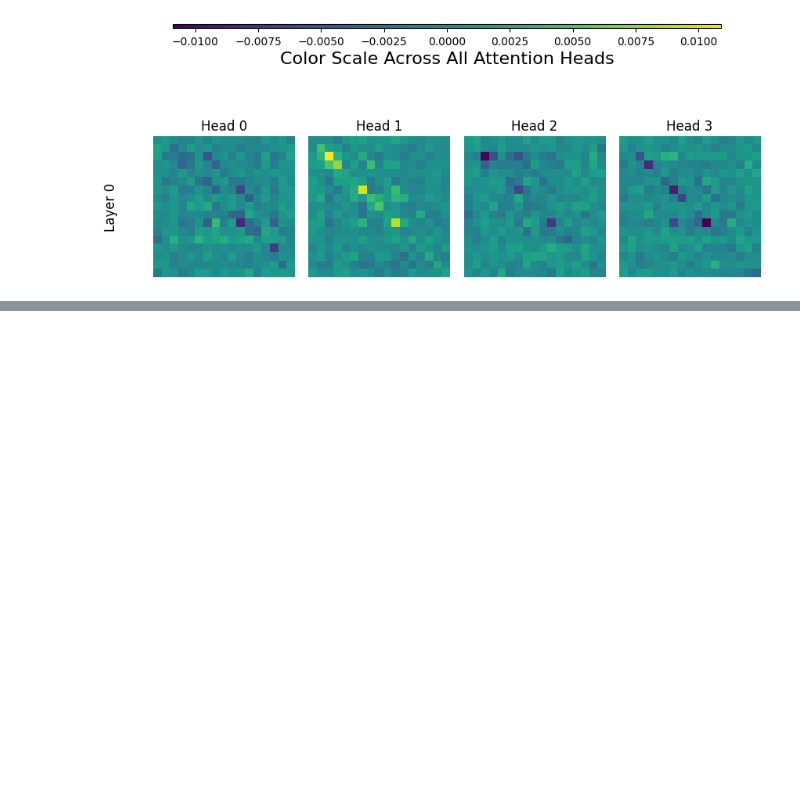
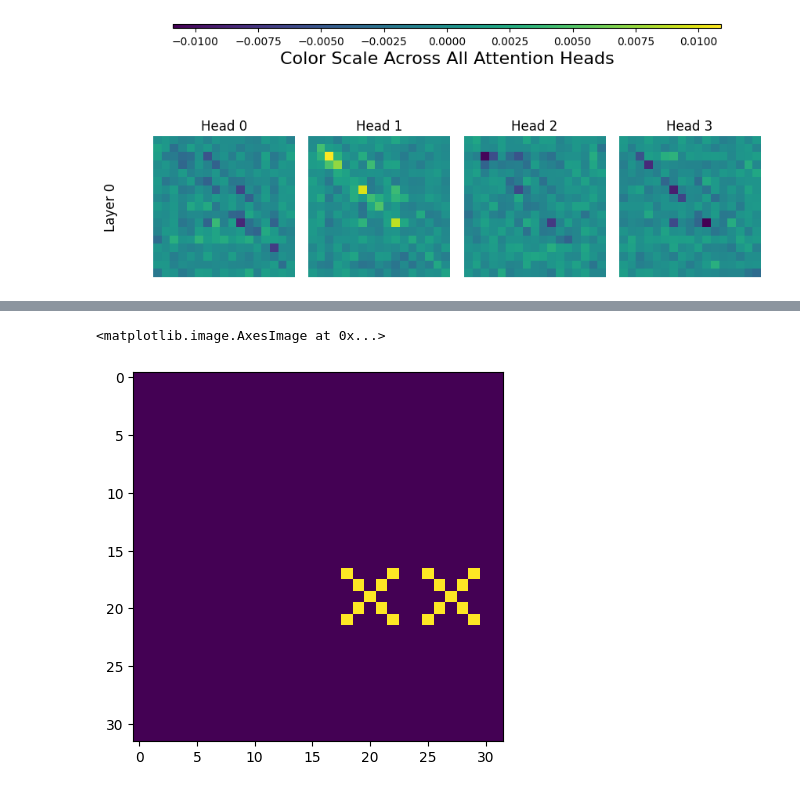
Before and after one commit to soniajoseph/ViT-Prisma, a Jupyter notebook: demo/visualize_attention_heads.ipynb, the cells around one changed output, grey strips where cells are left out. Cells and saved outputs as stored; diff of their text form; code cells hidden in the pictures; blank space fills up the shorter version.

```diff
--- a/demo/visualize_attention_heads.ipynb
+++ b/demo/visualize_attention_heads.ipynb
@@ -74,0 +421,9 @@ NotADirectoryError: [Errno 20] Not a directory: '/network/scratch/s/sonia.joseph
+# %%
+from IPython.core.display import display, HTML
+
+idx = 0
+head_idx = 1
+attn_head = activations_all_cp[0][idx][head_idx]
+html_code = plot_javascript(attn_head, image=testset[idx][0])
+
+display(HTML(html_code))
@@ -74,0 +437,6 @@ NotADirectoryError: [Errno 20] Not a directory: '/network/scratch/s/sonia.joseph
+# %%
+plt.figure()
+plt.imshow(testset[idx][0].permute(1,2,0))
+# %% [output]
+<matplotlib.image.AxesImage at 0x...>
+[figure, added]
```
Also changed, not shown: parts of 8 cells of this notebook, 1 other file.
